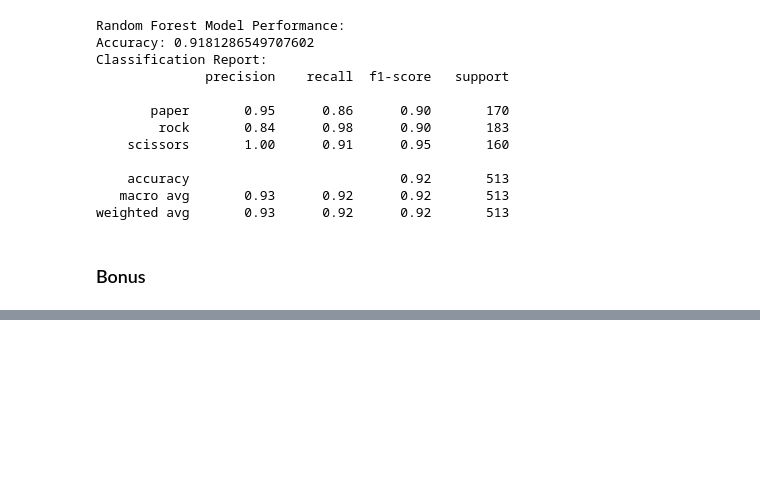
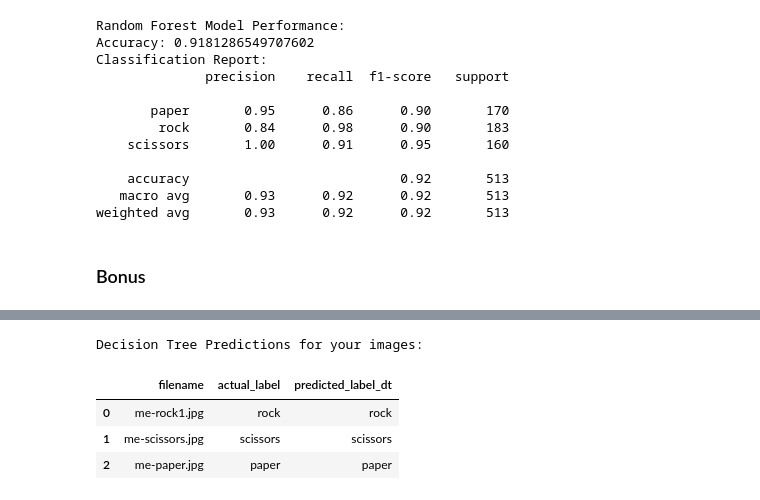
Before and after one commit to DiogoFabricioAG/Pull-Test, a Jupyter notebook: DCCachipun/DCCachipun.ipynb, the cells around one changed output, grey strips where cells are left out. Saved outputs shown, nothing was run; the diff lists cells and outputs as text; code cells hidden in the pictures; blank space fills up the shorter version.

```diff
--- a/DCCachipun/DCCachipun.ipynb
+++ b/DCCachipun/DCCachipun.ipynb
@@ -350,2 +392,22 @@ weighted avg       0.93      0.92      0.92       513
 # %%
-### Empieza a escribir tu código aquí
+# Prepare the features for prediction
+X_my_hands = df_my_hands_features.drop('label', axis=1)
+
+# Make predictions using the Decision Tree model
+predictions_dt = decision_tree_model.predict(X_my_hands)
+
+# Display the predictions along with the actual labels and filenames
+results_dt = pd.DataFrame({
+    'filename': df_my_hands['filename'],
+    'actual_label': df_my_hands_features['label'],
+    'predicted_label_dt': predictions_dt
+})
+
+print("Decision Tree Predictions for your images:")
+display(results_dt)
+# %% [output]
+Decision Tree Predictions for your images:
+|  | filename | actual_label | predicted_label_dt |
+| 0 | me-rock1.jpg | rock | rock |
+| 1 | me-scissors.jpg | scissors | scissors |
+| 2 | me-paper.jpg | paper | paper |
```
Also changed, not shown: parts of 7 cells of this notebook.
